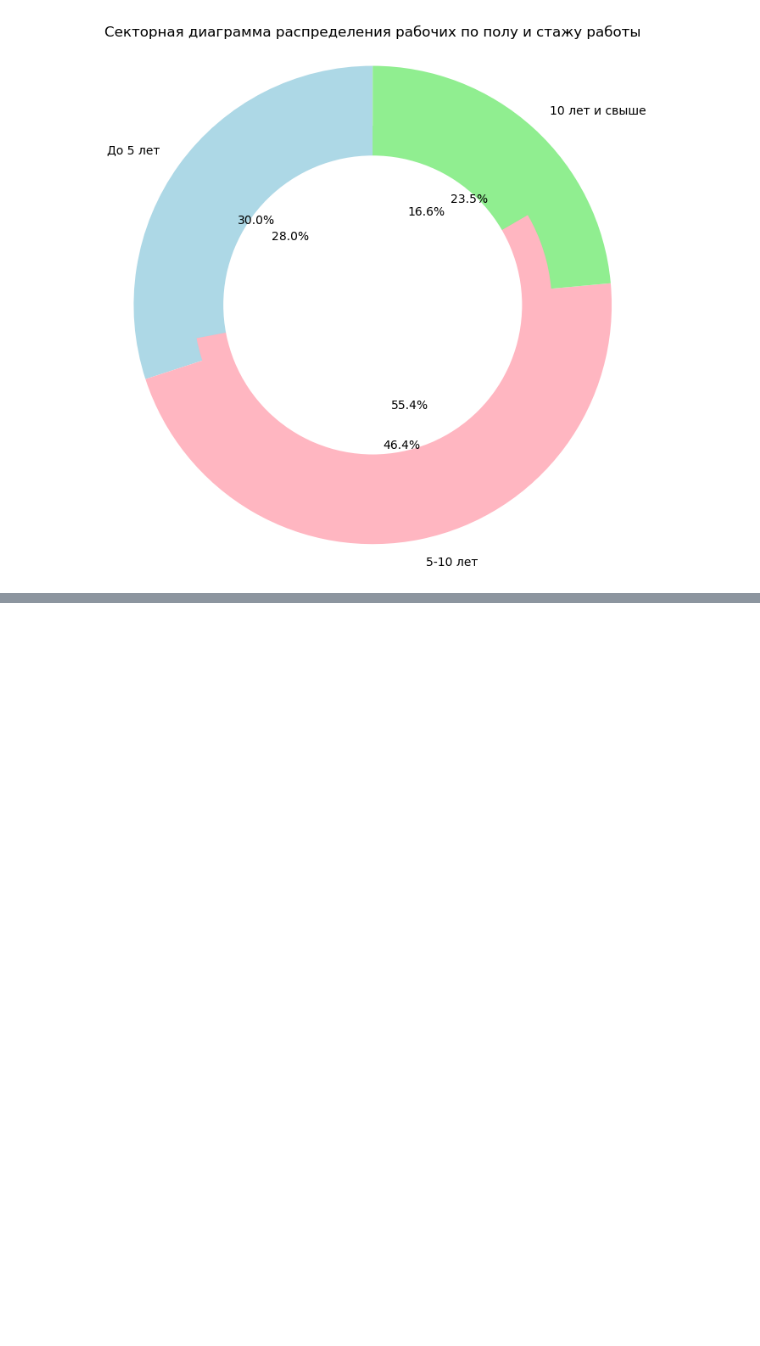
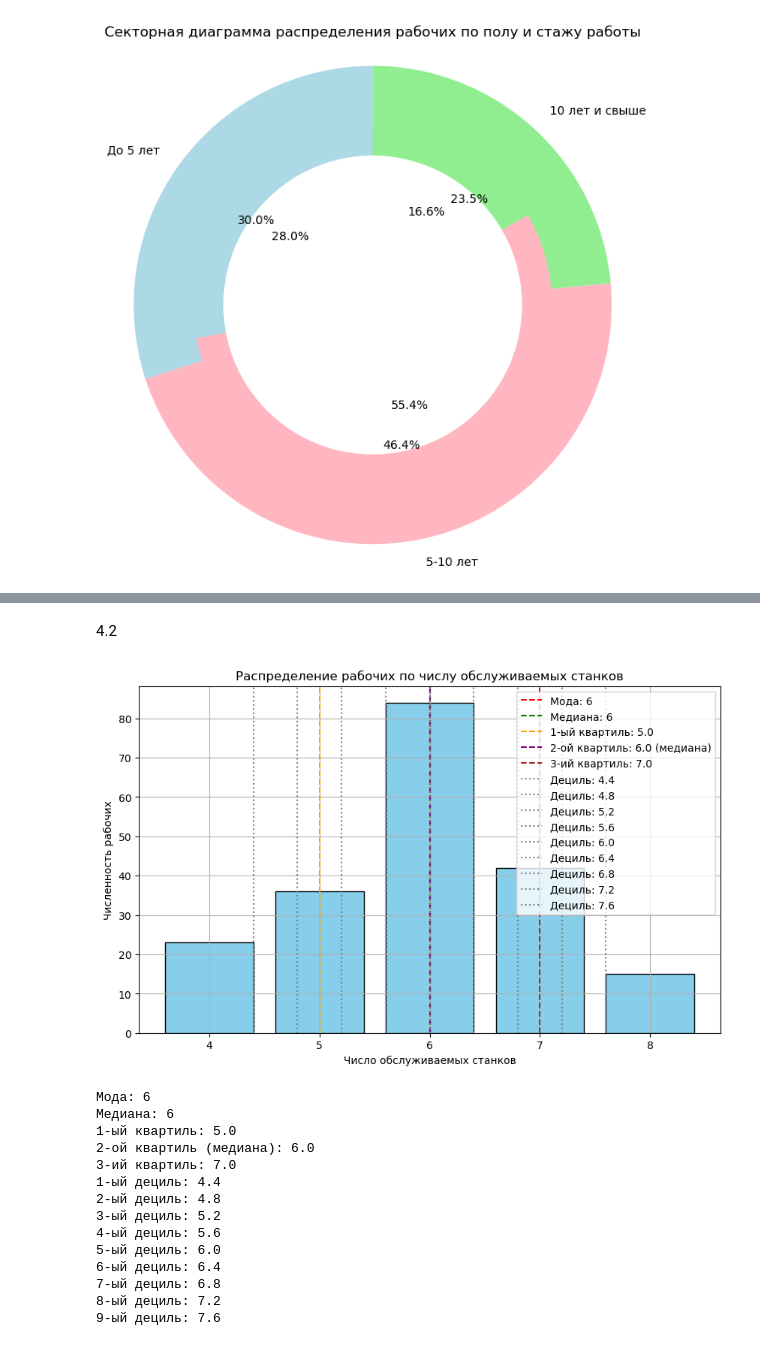
Before and after one commit to NDaVS/math, a Jupyter notebook: terver/dz4/main.ipynb, the cells around one changed output, grey strips where cells are left out. Drawn from its saved outputs; the diff is of its cells as text; code cells hidden in the pictures; blank space fills up the shorter version.

```diff
--- a/terver/dz4/main.ipynb
+++ b/terver/dz4/main.ipynb
@@ -485,0 +600,66 @@ plt.show()
+# %% [markdown]
+4.2
+# %%
+
+
+# Данные
+number_of_machines = [4, 5, 6, 7, 8]
+workers_count = [23, 36, 84, 42, 15]
+
+# Вычисление моды
+mode_index = np.argmax(workers_count)
+mode = number_of_machines[mode_index]
+
+# Вычисление медианы
+cumulative_count = np.cumsum(workers_count)
+median_index = np.searchsorted(cumulative_count, sum(workers_count) / 2)
+median = number_of_machines[median_index]
+
+# Вычисление квартилей
+quartiles = np.percentile(number_of_machines, [25, 50, 75])
+
+# Вычисление децилей
+deciles = np.percentile(number_of_machines, np.arange(10, 100, 10))
+
+# Графическое представление
+plt.figure(figsize=(10, 6))
+plt.bar(number_of_machines, workers_count, color='skyblue', edgecolor='black')
+plt.xlabel('Число обслуживаемых станков')
+plt.ylabel('Численность рабочих')
+plt.title('Распределение рабочих по числу обслуживаемых станков')
+plt.axvline(x=mode, color='red', linestyle='--', label=f'Мода: {mode}')
+plt.axvline(x=median, color='green', linestyle='--', label=f'Медиана: {median}')
+plt.axvline(x=quartiles[0], color='orange', linestyle='--', label=f'1-ый квартиль: {quartiles[0]}')
+plt.axvline(x=quartiles[1], color='purple', linestyle='--', label=f'2-ой квартиль: {quartiles[1]} (медиана)')
+plt.axvline(x=quartiles[2], color='brown', linestyle='--', label=f'3-ий квартиль: {quartiles[2]}')
+for decile in deciles:
+    plt.axvline(x=decile, color='gray', linestyle=':', label=f'Дециль: {decile}')
+plt.legend()
+plt.grid(True)
+plt.xticks(number_of_machines)
+plt.show()
+
+# Вывод результатов
+print(f"Мода: {mode}")
+print(f"Медиана: {median}")
+print(f"1-ый квартиль: {quartiles[0]}")
+print(f"2-ой квартиль (медиана): {quartiles[1]}")
+print(f"3-ий квартиль: {quartiles[2]}")
+for i, decile in enumerate(deciles, start=1):
+    print(f"{i}-ый дециль: {decile}")
+# %% [output]
+[figure, added]
+Мода: 6
+Медиана: 6
+1-ый квартиль: 5.0
+2-ой квартиль (медиана): 6.0
+3-ий квартиль: 7.0
+1-ый дециль: 4.4
+2-ый дециль: 4.8
+3-ый дециль: 5.2
+4-ый дециль: 5.6
+5-ый дециль: 6.0
+6-ый дециль: 6.4
+7-ый дециль: 6.8
+8-ый дециль: 7.2
+9-ый дециль: 7.6
```
Also changed, not shown: parts of 16 cells of this notebook, 10 other files.
